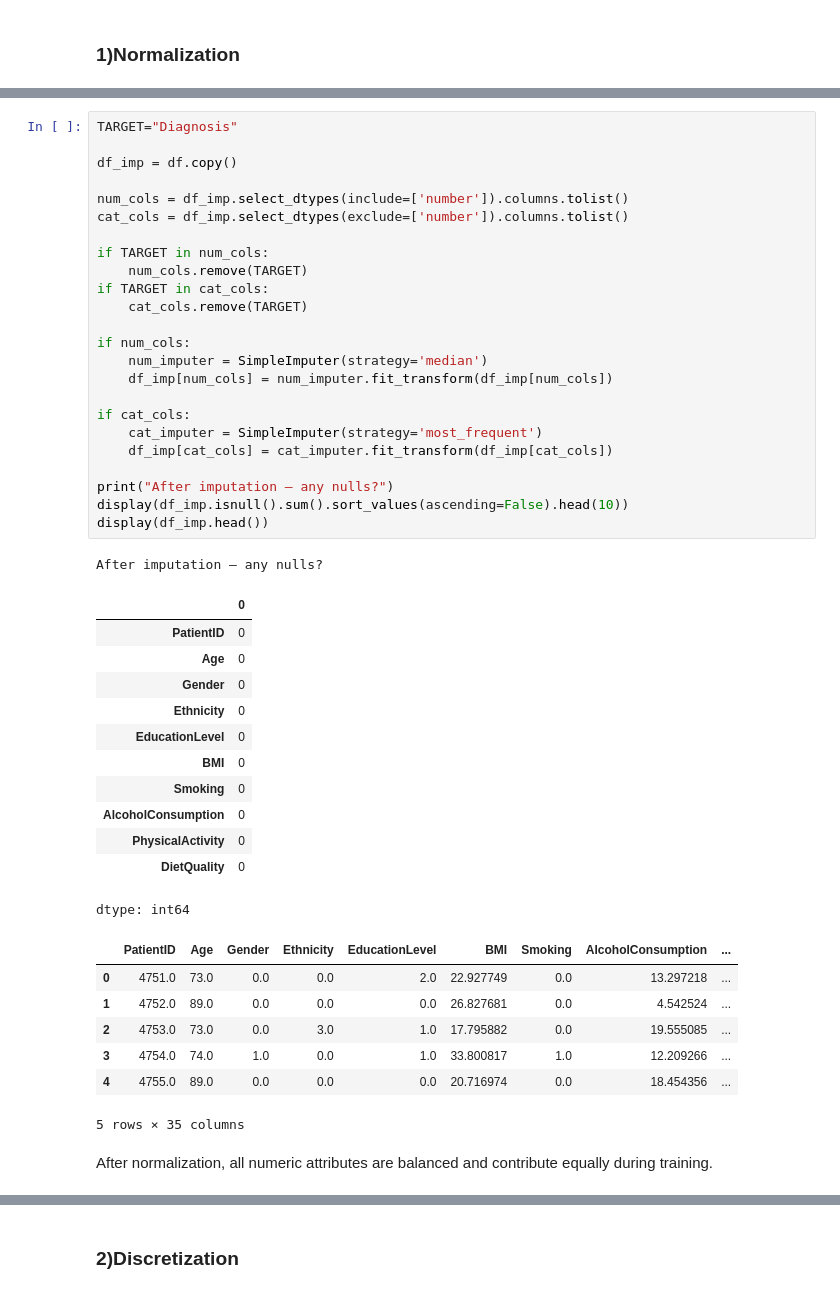
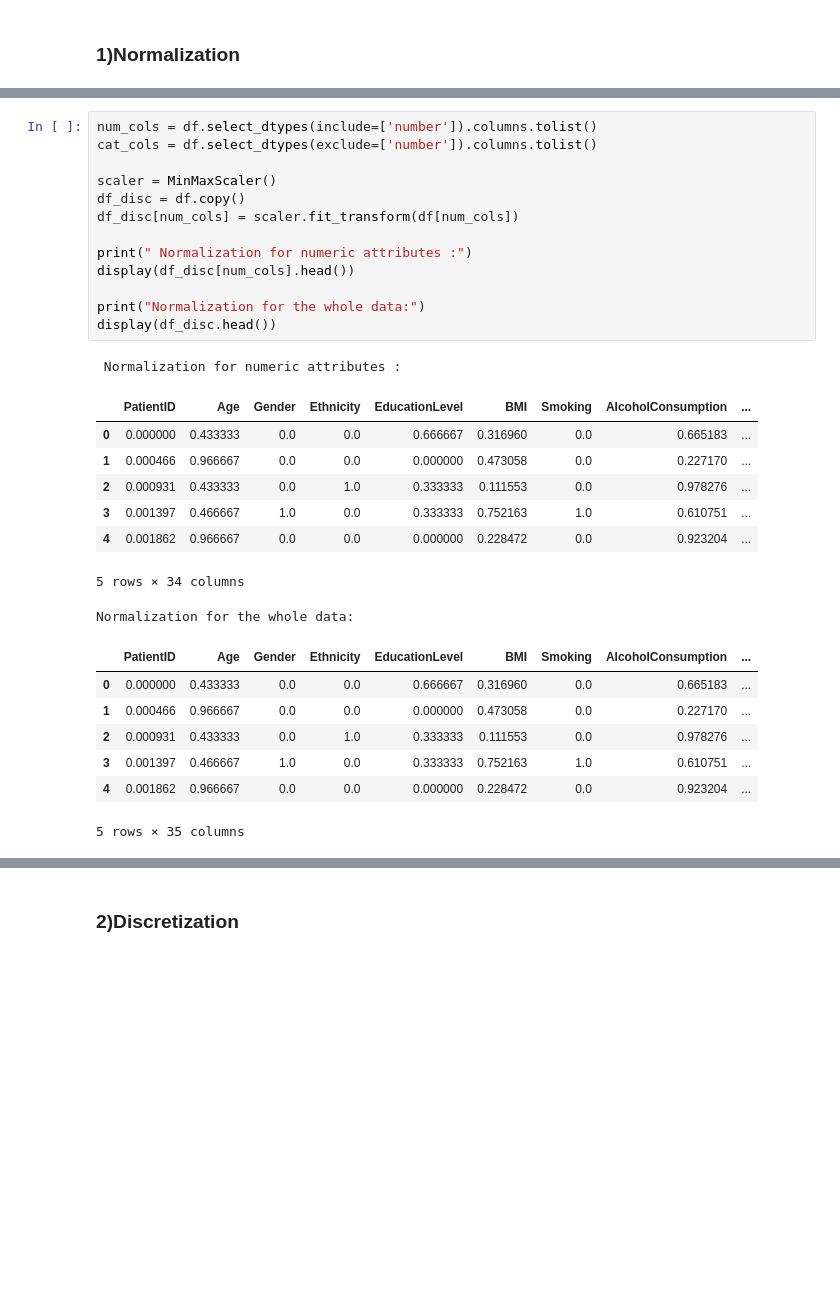
Before and after one commit to shahodi011/IT326-Project, a Jupyter notebook: Reports/Phase2.ipynb, the cells around one changed output, grey strips where cells are left out. Saved outputs shown, nothing was run; the diff lists cells and outputs as text; blank space fills up the shorter version.

```diff
--- a/Reports/Phase2.ipynb
+++ b/Reports/Phase2.ipynb
@@ -243,47 +194,30 @@ and improves interpretability.
-# %%
-TARGET="Diagnosis"
-
-df_imp = df.copy()
-
-num_cols = df_imp.select_dtypes(include=['number']).columns.tolist()
-cat_cols = df_imp.select_dtypes(exclude=['number']).columns.tolist()
-
-if TARGET in num_cols:
-    num_cols.remove(TARGET)
-if TARGET in cat_cols:
-    cat_cols.remove(TARGET)
-
-if num_cols:
-    num_imputer = SimpleImputer(strategy='median')
-    df_imp[num_cols] = num_imputer.fit_transform(df_imp[num_cols])
-
-if cat_cols:
-    cat_imputer = SimpleImputer(strategy='most_frequent')
-    df_imp[cat_cols] = cat_imputer.fit_transform(df_imp[cat_cols])
-
-print("After imputation — any nulls?")
-display(df_imp.isnull().sum().sort_values(ascending=False).head(10))
-display(df_imp.head())
-# %% [output]
-After imputation — any nulls?
-|  | 0 |
-| PatientID | 0 |
-| Age | 0 |
-| Gender | 0 |
-| Ethnicity | 0 |
-| EducationLevel | 0 |
-| BMI | 0 |
-| Smoking | 0 |
-| AlcoholConsumption | 0 |
-| PhysicalActivity | 0 |
-| DietQuality | 0 |
-dtype: int64
-|  | PatientID | Age | Gender | Ethnicity | EducationLevel | BMI | Smoking | AlcoholConsumption | ... |
-| 0 | 4751.0 | 73.0 | 0.0 | 0.0 | 2.0 | 22.927749 | 0.0 | 13.297218 | ... |
-| 1 | 4752.0 | 89.0 | 0.0 | 0.0 | 0.0 | 26.827681 | 0.0 | 4.542524 | ... |
-| 2 | 4753.0 | 73.0 | 0.0 | 3.0 | 1.0 | 17.795882 | 0.0 | 19.555085 | ... |
-| 3 | 4754.0 | 74.0 | 1.0 | 0.0 | 1.0 | 33.800817 | 1.0 | 12.209266 | ... |
-| 4 | 4755.0 | 89.0 | 0.0 | 0.0 | 0.0 | 20.716974 | 0.0 | 18.454356 | ... |
-5 rows × 35 columns
-# %% [markdown]
-After normalization, all numeric attributes are balanced and contribute equally during training.
+# %%
+num_cols = df.select_dtypes(include=['number']).columns.tolist()
+cat_cols = df.select_dtypes(exclude=['number']).columns.tolist()
+
+scaler = MinMaxScaler()
+df_disc = df.copy()
+df_disc[num_cols] = scaler.fit_transform(df[num_cols])
+
+print(" Normalization for numeric attributes :")
+display(df_disc[num_cols].head())
+
+print("Normalization for the whole data:")
+display(df_disc.head())
+# %% [output]
+ Normalization for numeric attributes :
+|  | PatientID | Age | Gender | Ethnicity | EducationLevel | BMI | Smoking | AlcoholConsumption | ... |
+| 0 | 0.000000 | 0.433333 | 0.0 | 0.0 | 0.666667 | 0.316960 | 0.0 | 0.665183 | ... |
+| 1 | 0.000466 | 0.966667 | 0.0 | 0.0 | 0.000000 | 0.473058 | 0.0 | 0.227170 | ... |
+| 2 | 0.000931 | 0.433333 | 0.0 | 1.0 | 0.333333 | 0.111553 | 0.0 | 0.978276 | ... |
+| 3 | 0.001397 | 0.466667 | 1.0 | 0.0 | 0.333333 | 0.752163 | 1.0 | 0.610751 | ... |
+| 4 | 0.001862 | 0.966667 | 0.0 | 0.0 | 0.000000 | 0.228472 | 0.0 | 0.923204 | ... |
+5 rows × 34 columns
+Normalization for the whole data:
+|  | PatientID | Age | Gender | Ethnicity | EducationLevel | BMI | Smoking | AlcoholConsumption | ... |
+| 0 | 0.000000 | 0.433333 | 0.0 | 0.0 | 0.666667 | 0.316960 | 0.0 | 0.665183 | ... |
+| 1 | 0.000466 | 0.966667 | 0.0 | 0.0 | 0.000000 | 0.473058 | 0.0 | 0.227170 | ... |
+| 2 | 0.000931 | 0.433333 | 0.0 | 1.0 | 0.333333 | 0.111553 | 0.0 | 0.978276 | ... |
+| 3 | 0.001397 | 0.466667 | 1.0 | 0.0 | 0.333333 | 0.752163 | 1.0 | 0.610751 | ... |
+| 4 | 0.001862 | 0.966667 | 0.0 | 0.0 | 0.000000 | 0.228472 | 0.0 | 0.923204 | ... |
+5 rows × 35 columns
```
Also changed, not shown: parts of 11 cells of this notebook.
